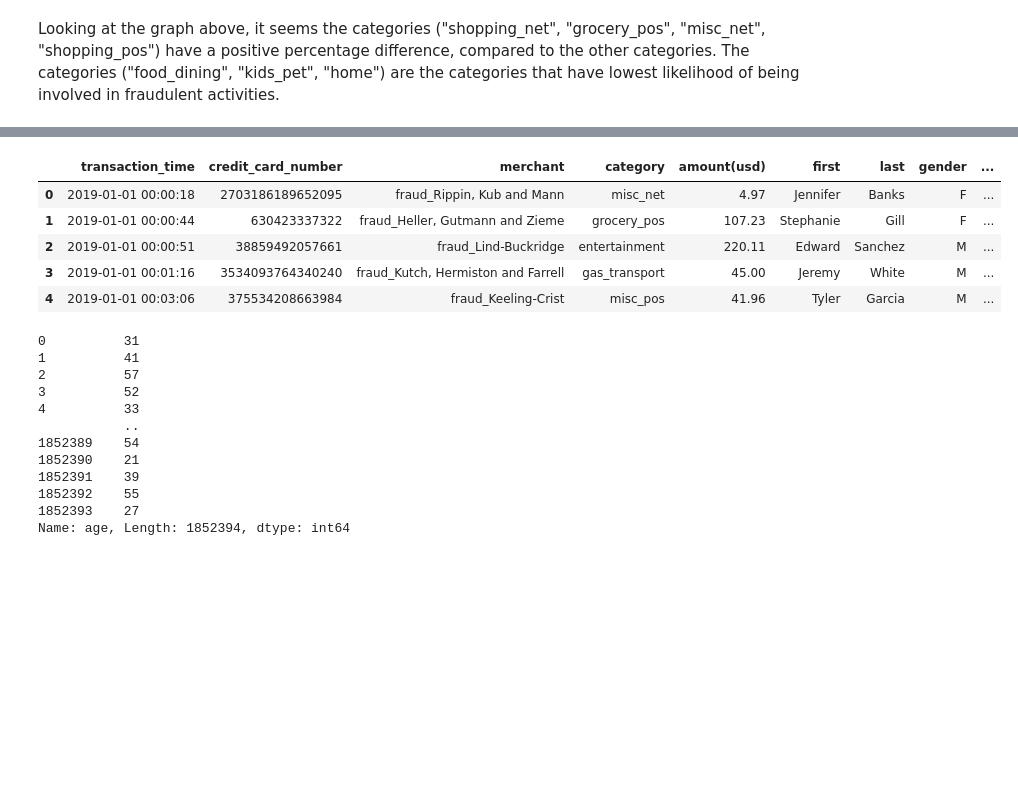
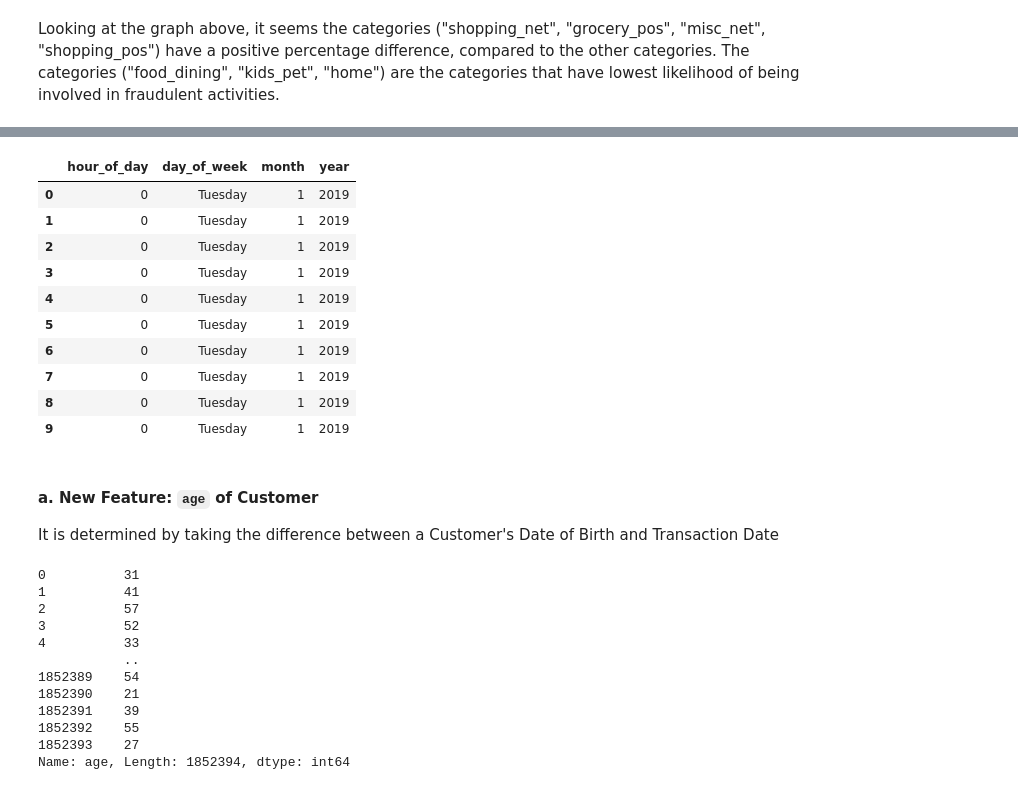
Before and after one commit to saxyrinchen/bt4012_project, a Jupyter notebook: data_preprocessing.ipynb, the cells around one changed output, grey strips where cells are left out. Drawn from its saved outputs; the diff is of its cells as text; code cells hidden in the pictures; blank space fills up the shorter version.

```diff
--- a/data_preprocessing.ipynb
+++ b/data_preprocessing.ipynb
@@ -205,11 +214,11 @@ A Unix timestamp is interpreted the same regardless of region and is calculated
 df['transaction_time'] = pd.to_datetime(df['transaction_time'], infer_datetime_format=True)
 df['dob'] = pd.to_datetime(df['dob'], infer_datetime_format=True)
 
-# applly utcfromtimestamp function, drop `unix_time`
+# apply utcfromtimestamp function, drop `unix_time`
 df['time'] = df['unix_time'].apply(datetime.utcfromtimestamp)
 df.drop(columns=['unix_time'], inplace=True)
-df['hour_of_day'] = df['time'].dt.hour
-df
+
+df.head()
 # %% [output]
 |  | transaction_time | credit_card_number | merchant | category | amount(usd) | first | last | gender | ... |
 | 0 | 2019-01-01 00:00:18 | 2703186189652095 | fraud_Rippin, Kub and Mann | misc_net | 4.97 | Jennifer | Banks | F | ... |
@@ -229,5 +228,0 @@ convert dtypes - hour_of_day, is_fraud should be category
-# %%
-df['is_fraud'] = df['is_fraud'].astype('category')
-df['hour_of_day'] = df['hour_of_day'].astype('category')
-
-df.info()
@@ -559,16 +543,23 @@ Name: day_of_week, Length: 1852394, dtype: object
 # %%
-## 'trans_date_trans_time' feature are converted to month, year
+df['hour_of_day'] = df['transaction_time'].dt.hour
+df['day_of_week'] = df['transaction_time'].dt.day_name()
+df['month']  = pd.DatetimeIndex(df['transaction_time']).month
+df['year'] = pd.DatetimeIndex(df['transaction_time']).year
 
-# Derive 'month - year' feature
-df['Month']  = pd.DatetimeIndex(df['transaction_time']).month
-df['Year'] = pd.DatetimeIndex(df['transaction_time']).year
-
-df.head()
+df[['hour_of_day','day_of_week','month','year']].head(10)
 # %% [output]
-|  | transaction_time | credit_card_number | merchant | category | amount(usd) | first | last | gender | ... |
-| 0 | 2019-01-01 00:00:18 | 2703186189652095 | fraud_Rippin, Kub and Mann | misc_net | 4.97 | Jennifer | Banks | F | ... |
-| 1 | 2019-01-01 00:00:44 | 630423337322 | fraud_Heller, Gutmann and Zieme | grocery_pos | 107.23 | Stephanie | Gill | F | ... |
-| 2 | 2019-01-01 00:00:51 | 38859492057661 | fraud_Lind-Buckridge | entertainment | 220.11 | Edward | Sanchez | M | ... |
-| 3 | 2019-01-01 00:01:16 | 3534093764340240 | fraud_Kutch, Hermiston and Farrell | gas_transport | 45.00 | Jeremy | White | M | ... |
-| 4 | 2019-01-01 00:03:06 | 375534208663984 | fraud_Keeling-Crist | misc_pos | 41.96 | Tyler | Garcia | M | ... |
+|  | hour_of_day | day_of_week | month | year |
+| 0 | 0 | Tuesday | 1 | 2019 |
+| 1 | 0 | Tuesday | 1 | 2019 |
+| 2 | 0 | Tuesday | 1 | 2019 |
+| 3 | 0 | Tuesday | 1 | 2019 |
+| 4 | 0 | Tuesday | 1 | 2019 |
+| 5 | 0 | Tuesday | 1 | 2019 |
+| 6 | 0 | Tuesday | 1 | 2019 |
+| 7 | 0 | Tuesday | 1 | 2019 |
+| 8 | 0 | Tuesday | 1 | 2019 |
+| 9 | 0 | Tuesday | 1 | 2019 |
+# %% [markdown]
+#### a. New Feature: `age` of Customer
+It is determined by taking the difference between a Customer's Date of Birth and Transaction Date
 # %%
```
Also changed, not shown: parts of 76 cells of this notebook, 1 other file.
